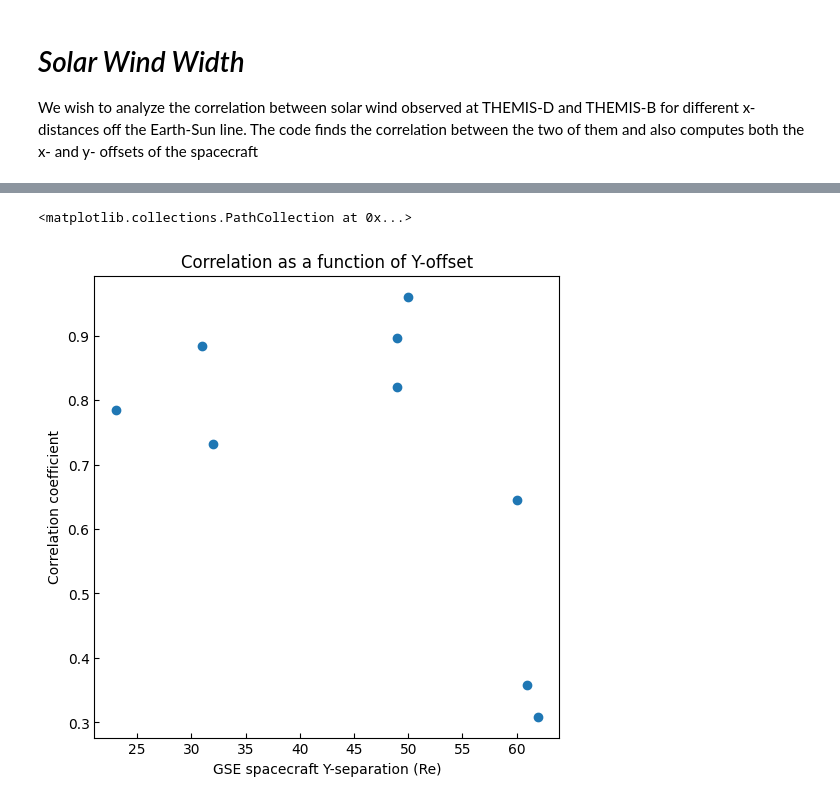
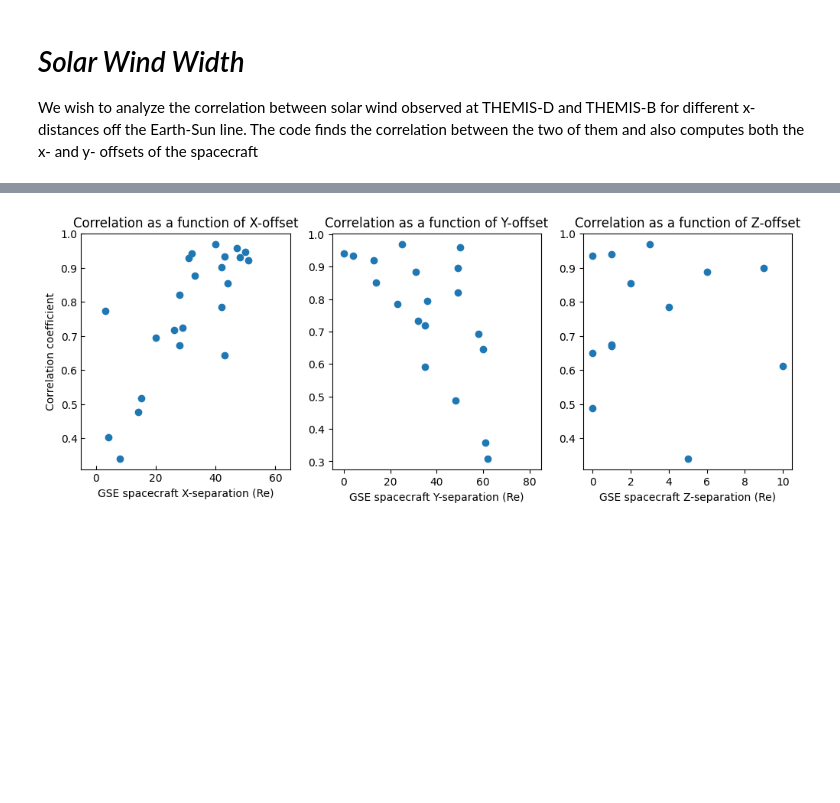
Before and after one commit to EspenFredrick/Solar-Wind-Reliability, a Jupyter notebook: SW-Width/SW-width.ipynb, the cells around one changed output, grey strips where cells are left out. Drawn from its saved outputs; the diff is of its cells as text; code cells hidden in the pictures; blank space fills up the shorter version.

```diff
--- a/SW-Width/SW-width.ipynb
+++ b/SW-Width/SW-width.ipynb
@@ -255,9 +397,9 @@ fgm_corrs = {
 }
 # %%
-fig, ax = plt.subplots(4,2, figsize=(12,8))
+fig, ax = plt.subplots(5,2, figsize=(12, 12))
 
 k = 0
-for i in range(0,4):
+for i in range(0,5):
     ax[i,0].set_ylabel("Correlation Coefficient")
     for j in range(0,2):
         ax[i,j].scatter(np.arange(0, len(fgm_corrs[list(fgm_corrs.keys())[k]][0][0])), fgm_corrs[list(fgm_corrs.keys())[k]][0][0])
@@ -296,7 +451,7 @@ pmax = {
 }
 # %%
 bin = [0,0,0,0,0,0,0,0,0,0,0]
-for k in range(8):
+for k in range(17):
     for i in range(len(pmax[list(pmax.keys())[k]][0])):
         if 0 <= pmax[list(pmax.keys())[k]][0][i] < 0.1:
             bin[0] = bin[0] + 1
@@ -320,7 +475,7 @@ for k in range(8):
             bin[9] = bin[9] + 1
 # %%
 totalpts = 0
-for k in range(0,8):
+for k in range(17):
     totalpts = totalpts + len(pmax[list(pmax.keys())[k]][0])
 # %%
 fig, ax = plt.subplots(figsize = (10,6))
@@ -455,14 +622,3 @@ def weighted_corrs(keys):
     avgs.append(np.average(store))
     offsets.append(start)
     return [avgs, offsets]
-# %%
-keys = ['2011-10-24', '2011-12-28', '2013-01-17', '2014-02-27A', '2014-02-27B', '2014-04-05', '2015-03-17']
-maxes = []
-sep = []
-
-for i in keys:
-    maxes = np.concatenate((maxes, pmax[i][0]))
-    sep = np.concatenate((sep, pmax[i][1]))
-all = [maxes, sep]
-
-osavg = weighted_corrs(all)
@@ -469,11 +648,24 @@ osavg = weighted_corrs(all)
 # %%
-fig, ax = plt.subplots(figsize=(6,6))
-ax.set_title("Correlation as a function of Y-offset")
-ax.set_xlabel("GSE spacecraft Y-separation (Re)")
-ax.set_ylabel("Correlation coefficient")
-ax.tick_params(axis="both", direction="in")
+fig, ax = plt.subplots(1, 3, figsize=(12,4))
+ax[0].set_title("Correlation as a function of X-offset")
+ax[1].set_title("Correlation as a function of Y-offset")
+ax[2].set_title("Correlation as a function of Z-offset")
 
-ax.scatter(osavg[1], osavg[0], color="C0")
+ax[0].set_xlabel("GSE spacecraft X-separation (Re)")
+ax[1].set_xlabel("GSE spacecraft Y-separation (Re)")
+ax[2].set_xlabel("GSE spacecraft Z-separation (Re)")
+
+ax[0].set_ylabel("Correlation coefficient")
+ax[0].tick_params(axis="both", direction="in")
+
+ax[0].scatter(osavgx[1], osavgx[0], color="C0")
+ax[1].scatter(osavgy[1], osavgy[0], color="C0")
+ax[2].scatter(osavgz[1], osavgz[0], color="C0")
+
+ax[0].set_xlim(-5, 65)
+ax[1].set_xlim(-5, 85)
+
+plt.tight_layout
+plt.savefig("Plots/AvgPoints.jpg", dpi=300)
 # %% [output]
-<matplotlib.collections.PathCollection at 0x...>
-[figure, old version]
+[figure, new version]
```
Also changed, not shown: parts of 15 cells of this notebook, 50 other files.
